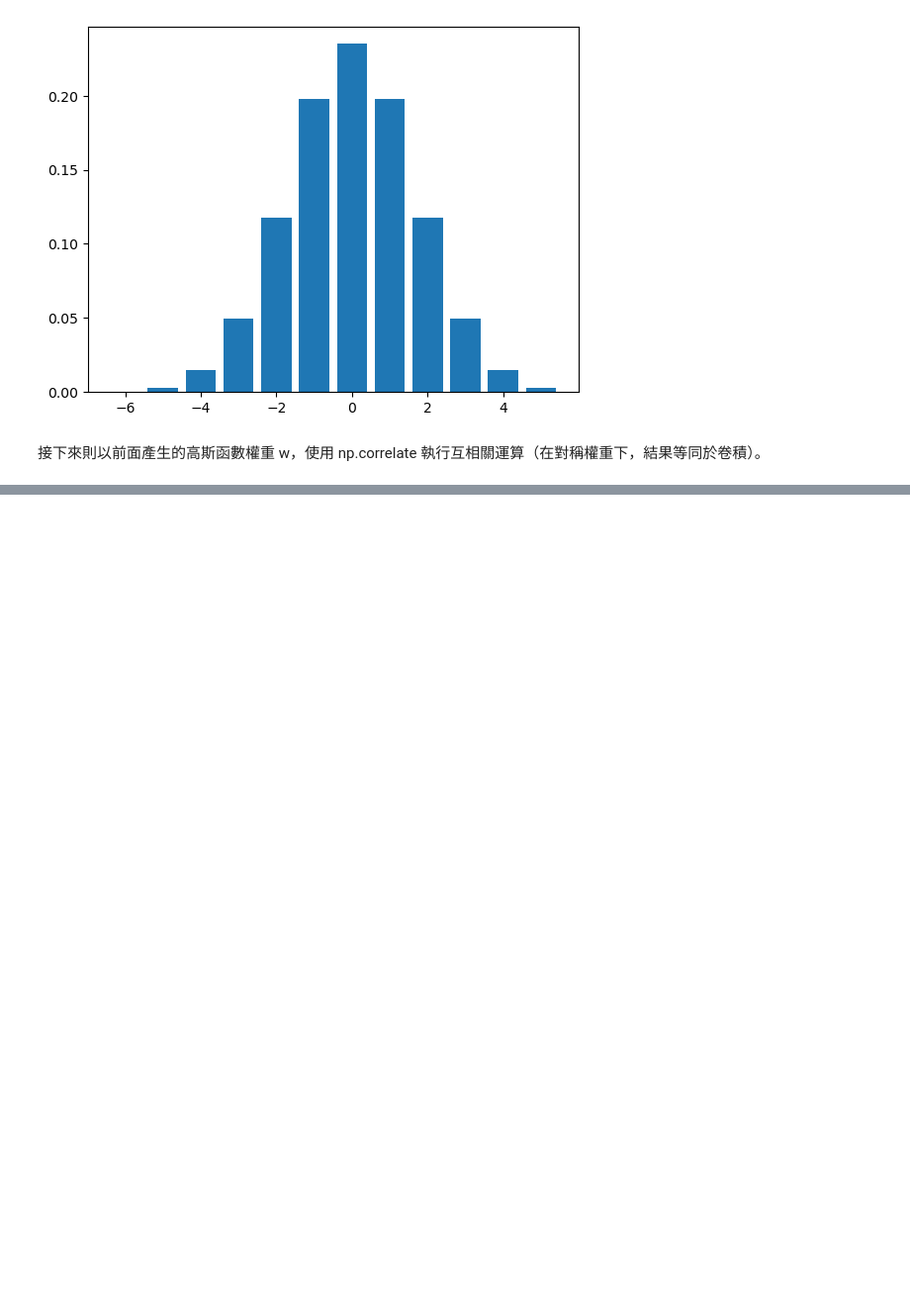
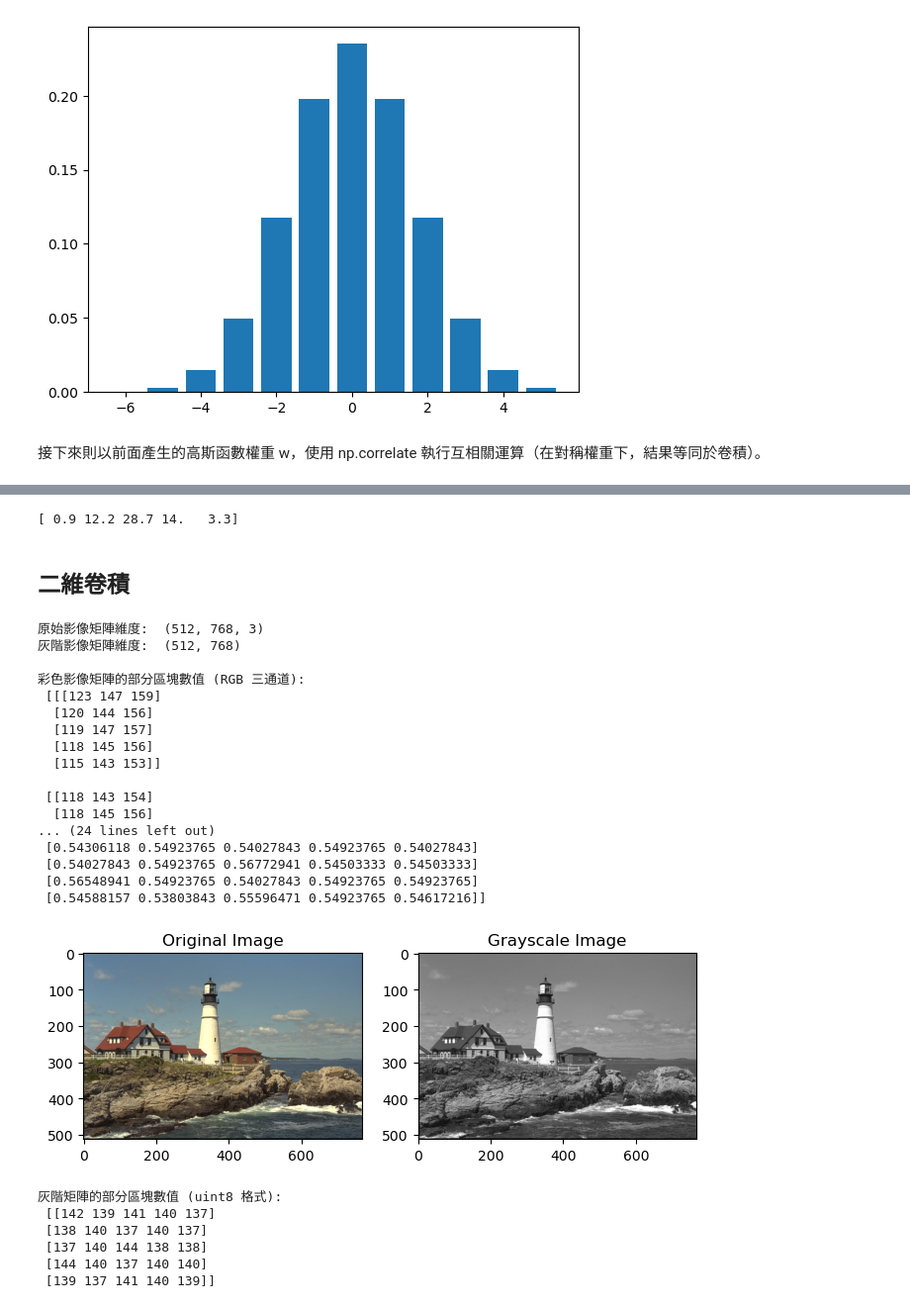
Before and after one commit to billy1125/Machine-Learning, a Jupyter notebook: Convolution.ipynb, the cells around one changed output, grey strips where cells are left out. Shown at 99% size. Drawn from its saved outputs; the diff is of its cells as text; code cells hidden in the pictures; blank space fills up the shorter version.

```diff
--- a/Convolution.ipynb
+++ b/Convolution.ipynb
@@ -204,0 +205,78 @@ plt.plot(x, yhat, color='red')
+# %%
+a = np.array([1, 2, 55, 4, 5])
+w = np.array([0.2, 0.5, 0.2])
+y = np.correlate(a, w, "same")
+print(y)
+# %% [output]
+[ 0.9 12.2 28.7 14.   3.3]
+# %% [markdown]
+## 二維卷積
+# %%
+from skimage import io, transform
+from skimage.color import rgb2gray
+import numpy as np
+import matplotlib.pyplot as plt
+%matplotlib inline
+
+img = io.imread('Image/kodim21.png')
+gray_img = rgb2gray(img)
+
+# 設定畫布，準備顯示 1 列 2 欄的子圖
+fig, axes = plt.subplots(1, 2, figsize=(8, 4))
+ax = axes.ravel()
+
+# 在左側子圖顯示原始彩色影像
+plt.subplot(1, 2, 1)
+plt.imshow(img)
+plt.title("Original Image")
+
+# 在右側子圖顯示灰階影像，並指定使用灰階色階 (colormap)
+plt.subplot(1, 2, 2)
+plt.imshow(gray_img, cmap='gray')
+plt.title("Grayscale Image")
+
+# 印出影像矩陣的維度 (Shape)
+# 彩色影像通常是 (高, 寬, 3)，灰階則是 (高, 寬)
+print('原始影像矩陣維度: ', img.shape)
+print('灰階影像矩陣維度: ', gray_img.shape)
+
+# 取出特定範圍的像素值來觀察 (切片操作)
+# 這裡取出第 150 到 155 列、第 110 到 115 欄的數值
+print('\n彩色影像矩陣的部分區塊數值 (RGB 三通道): \n', img[150:155, 110:115])
+print('\n灰階影像矩陣的部分區塊數值 (單一數值): \n', gray_img[150:155, 110:115])
+# %% [output]
+原始影像矩陣維度:  (512, 768, 3)
+灰階影像矩陣維度:  (512, 768)
+
+彩色影像矩陣的部分區塊數值 (RGB 三通道):
+ [[[123 147 159]
+  [120 144 156]
+  [119 147 157]
+  [118 145 156]
+  [115 143 153]]
+
+ [[118 143 154]
+  [118 145 156]
+... (24 lines left out)
+ [0.54306118 0.54923765 0.54027843 0.54923765 0.54027843]
+ [0.54027843 0.54923765 0.56772941 0.54503333 0.54503333]
+ [0.56548941 0.54923765 0.54027843 0.54923765 0.54923765]
+ [0.54588157 0.53803843 0.55596471 0.54923765 0.54617216]]
+[figure, added]
+# %%
+# 將正規化 (0~1) 的灰階數值還原回 0~255 的範圍
+gray_img2 = gray_img * 255
+
+# 將資料型態轉換為 8 位元無符號整數 (uint8)
+# 這是標準影像格式最常用的資料型態
+gray_imgs = gray_img2.astype(np.uint8)
+
+# 印出轉換後，灰階矩陣特定區塊的像素值 (現在數值會是 0~255 的整數)
+print('灰階矩陣的部分區塊數值 (uint8 格式): \n', gray_imgs[150:155, 110:115])
+# %% [output]
+灰階矩陣的部分區塊數值 (uint8 格式):
+ [[142 139 141 140 137]
+ [138 140 137 140 137]
+ [137 140 144 138 138]
+ [144 140 137 140 140]
+ [139 137 141 140 139]]
```
Also changed, not shown: parts of 5 cells of this notebook, 2 other files.
